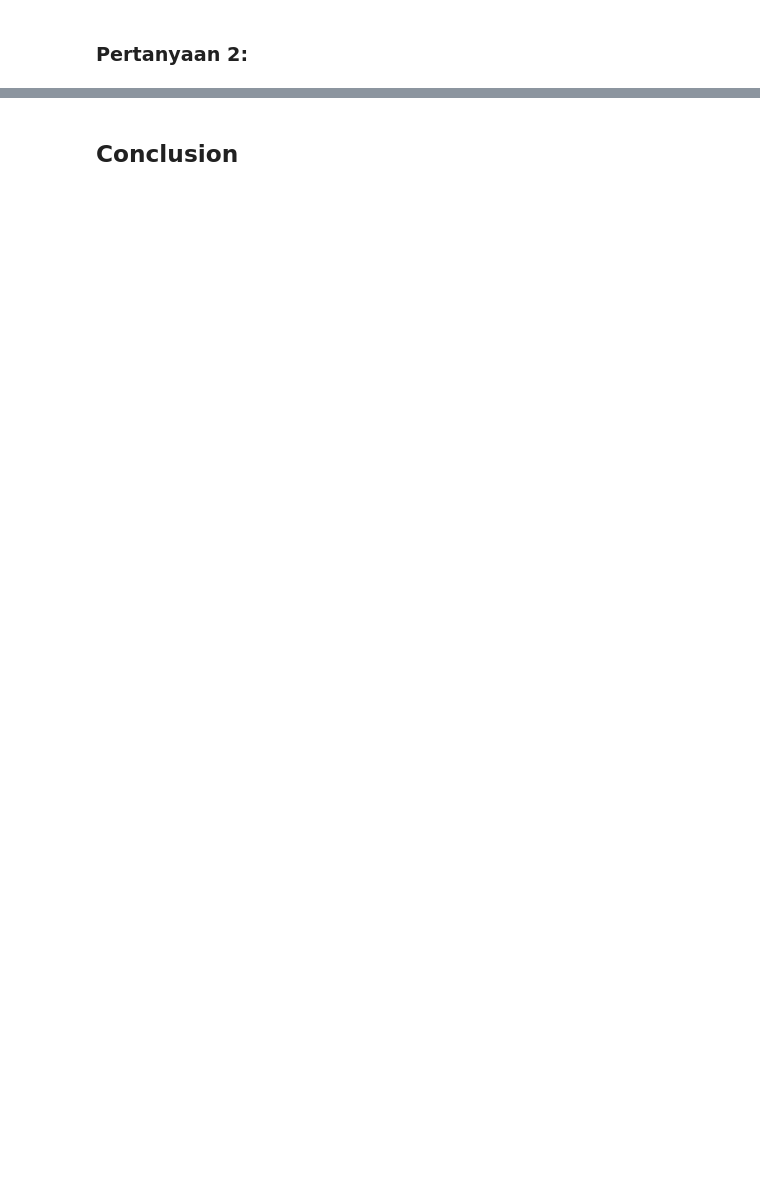
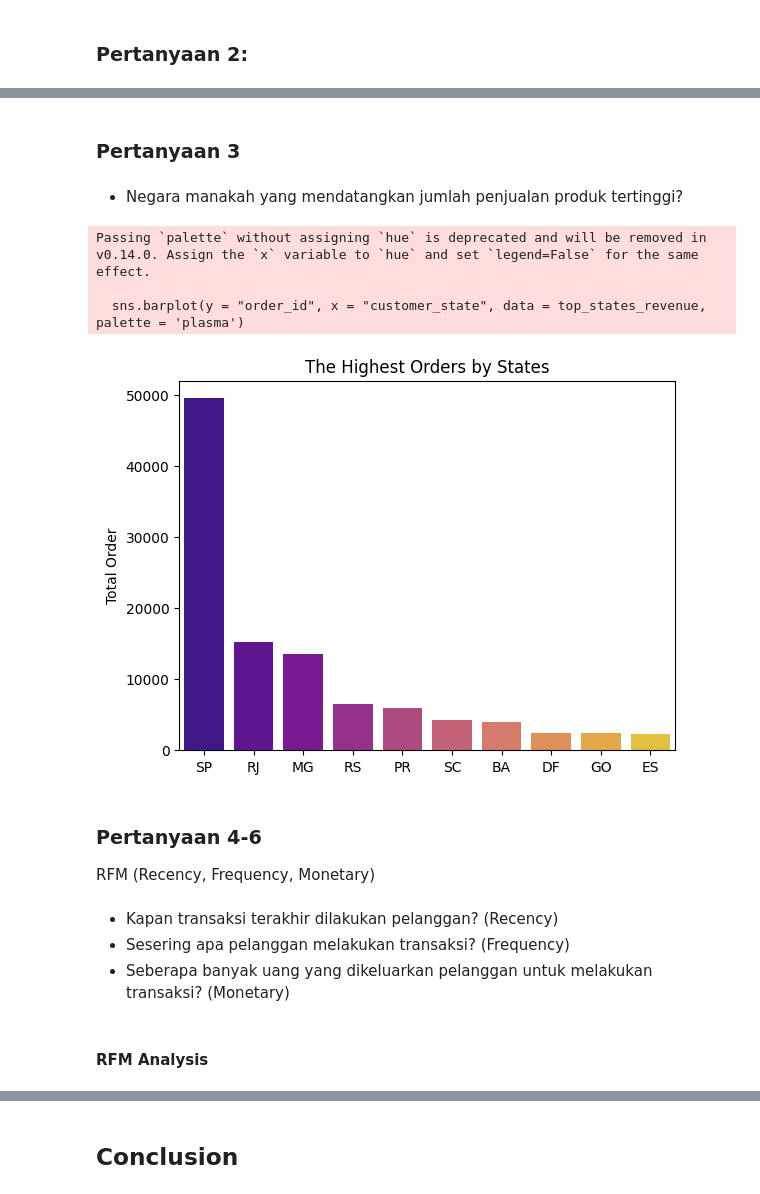
Before and after one commit to adeal25/EDA_Ecommerce, a Jupyter notebook: Proyek_Analisis_Data.ipynb, the cells around one changed output, grey strips where cells are left out. Saved outputs shown, nothing was run; the diff lists cells and outputs as text; code cells hidden in the pictures; blank space fills up the shorter version.

```diff
--- a/Proyek_Analisis_Data.ipynb
+++ b/Proyek_Analisis_Data.ipynb
@@ -35,0 +981,26 @@ import pandas as pd
+# %% [markdown]
+### Pertanyaan 3
+# %% [markdown]
+- Negara manakah yang mendatangkan jumlah penjualan produk tertinggi?
+# %%
+top_states_revenue = all_df.groupby("customer_state")["order_id"].count().reset_index().sort_values("order_id", ascending = False).head(10)
+
+sns.barplot(y = "order_id", x = "customer_state", data = top_states_revenue, palette = 'plasma')
+plt.ylabel("Total Order")
+plt.xlabel(None)
+plt.title("The Highest Orders by States")
+plt.show()
+# %% [output]
+Passing `palette` without assigning `hue` is deprecated and will be removed in v0.14.0. Assign the `x` variable to `hue` and set `legend=False` for the same effect.
+
+  sns.barplot(y = "order_id", x = "customer_state", data = top_states_revenue, palette = 'plasma')
+[figure, added]
+# %% [markdown]
+### Pertanyaan 4-6
+RFM (Recency, Frequency, Monetary)
+# %% [markdown]
+- Kapan transaksi terakhir dilakukan pelanggan? (Recency)
+- Sesering apa pelanggan melakukan transaksi? (Frequency)
+- Seberapa banyak uang yang dikeluarkan pelanggan untuk melakukan transaksi? (Monetary)
+# %% [markdown]
+#### RFM Analysis
```
Also changed, not shown: parts of 135 cells of this notebook, 4 other files.
